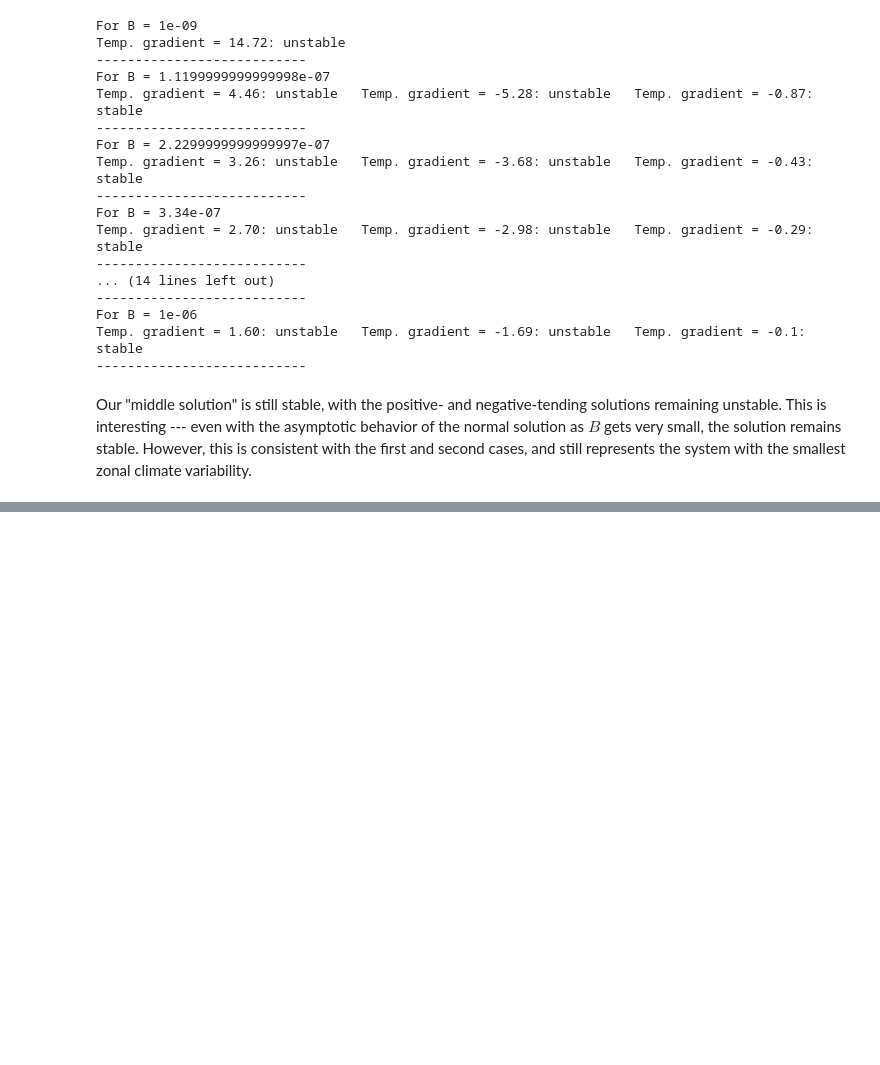
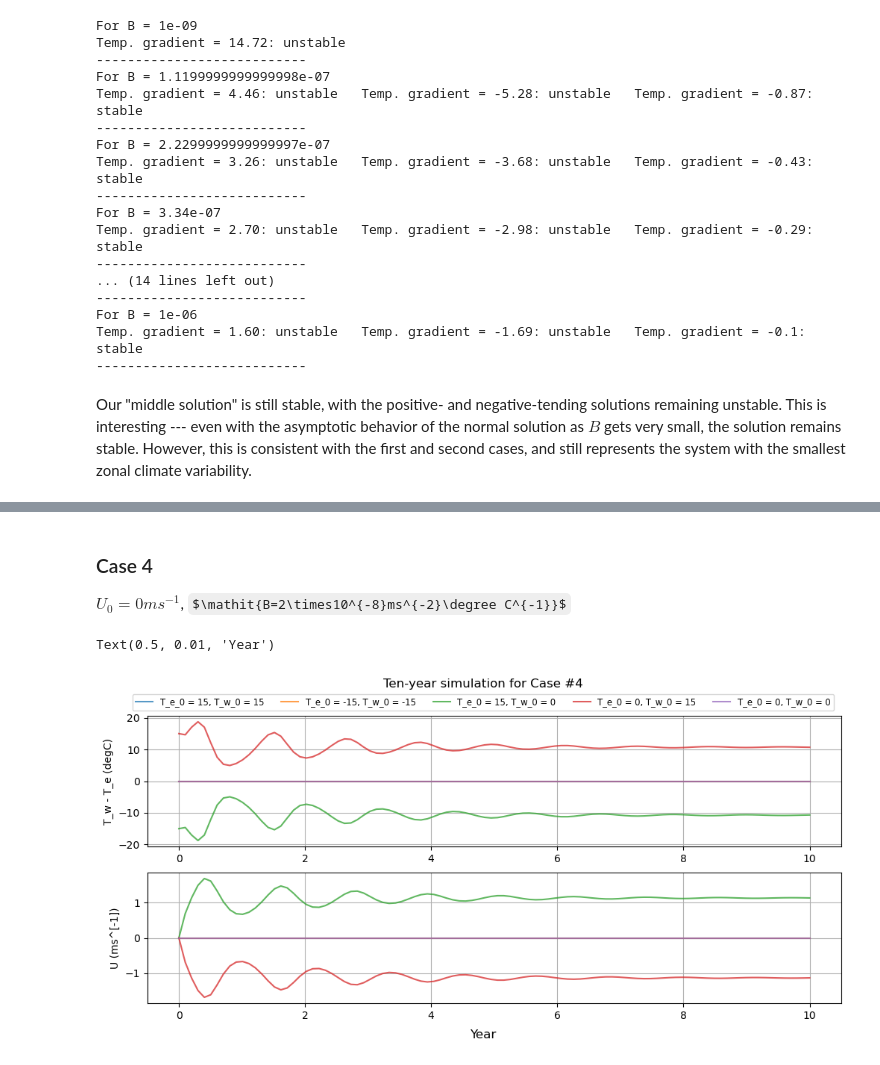
Before and after one commit to lemondoroshow/geoscienceModeling, a Jupyter notebook: ensoModel/modelingENSO.ipynb, the cells around one changed output, grey strips where cells are left out. Saved outputs shown, nothing was run; the diff lists cells and outputs as text; code cells hidden in the pictures; some formulas as TeX source; blank space fills up the shorter version.

```diff
--- a/ensoModel/modelingENSO.ipynb
+++ b/ensoModel/modelingENSO.ipynb
@@ -416,0 +502,39 @@ axs[1].set_ylabel("U (ms^[-1])")
+# %% [markdown]
+### Case 4
+$\mathit{U_0=0ms^{-1}}$, $\mathit{B=2\times10^{-8}ms^{-2}\degree C^{-1}}$
+# %%
+# Vary values
+U_0 = 0
+B = 2 * 10**(-8)
+
+# Set up plot
+fig, axs = plt.subplots(2, 1, figsize = (12, 5))
+
+# Set initial conditions
+init_conds = [(15, 15), (-15, -15), (15, 0), (0, 15), (0, 0)]
+for conds in init_conds:
+
+    T_e_0 = conds[0]
+    T_w_0 = conds[1]
+    sln = integrate.odeint(system_eq, [U_0, T_e_0, T_w_0], ten_year)
+    temp_grad = sln[:,2] - sln[:,1]
+    U_vary = sln[:,0]
+
+    # Plot data
+    axs[0].plot(ten_year / sec_year, temp_grad, label = "T_e_0 = " + str(T_e_0) + ", T_w_0 = " + str(T_w_0), alpha = 0.75)
+    axs[1].plot(ten_year / sec_year, U_vary, alpha = 0.75)
+
+# Label axes
+axs[0].set_ylabel("T_w - T_e (degC)")
+axs[1].set_ylabel("U (ms^[-1])")
+[ax.grid() for ax in axs]; # Like MATLAB, mutes the line
+
+# Set up legends
+fig.legend(ncol = 5, loc = "upper center", fontsize = "small", bbox_to_anchor = [0.5, 0.95])
+
+# Label figure
+fig.suptitle("Ten-year simulation for Case #4")
+fig.supxlabel("Year")
+# %% [output]
+Text(0.5, 0.01, 'Year')
+[figure, added]
```
Also changed, not shown: parts of 15 cells of this notebook.
